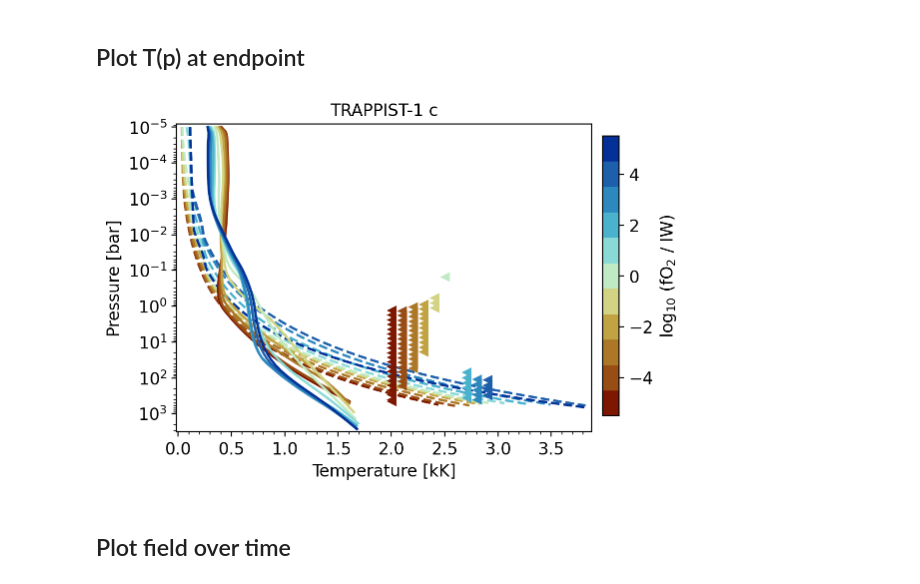
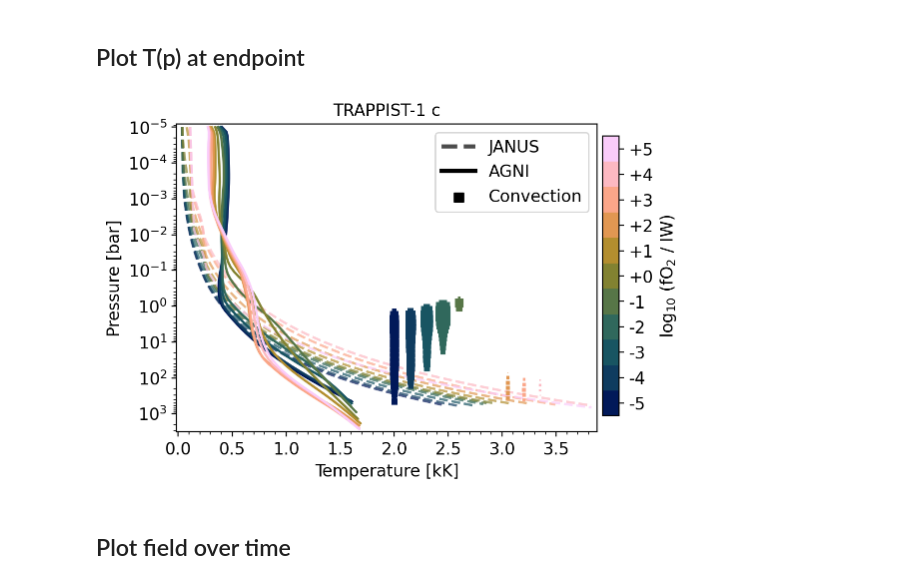
Before and after one commit to nichollsh/proteus_analysis, a Jupyter notebook: agni_vs_janus.ipynb, the cells around one changed output. Saved outputs shown, nothing was run; the diff lists cells and outputs as text; code cells hidden in the pictures.

Commit message:
Convection scatter

```diff
--- a/agni_vs_janus.ipynb
+++ b/agni_vs_janus.ipynb
@@ -115,3 +115,4 @@ for i in range(npoints):
     indep_vals.add(lg.descend_get(conf[i],indep_var))
 
 indep_max = np.amax(np.abs(list(indep_vals)))
+indep_unique = np.unique(list(indep_vals))
@@ -118,13 +123,16 @@ indep_max = np.amax(np.abs(list(indep_vals)))
 # %%
-cmap = cm.roma
+cmap = cm.batlow
 norm = mpl.colors.Normalize(vmin=-indep_max, vmax=indep_max)
 sm = plt.cm.ScalarMappable(cmap=cmap, norm=norm)
 # %%
-def add_cbar(fig):
-    fig.subplots_adjust(right=0.88)
+def add_cbar(fig, ticks=[], tick_format="%+d"):
+    fig.subplots_adjust(right=0.89)
     cbar_ax = fig.add_axes([0.9, 0.15, 0.03, 0.7])
     cbar = fig.colorbar(sm, cax=cbar_ax, values=sorted(indep_vals))
     cbar.set_label(indep_lbl)
+
+    if len(ticks) > 1:
+        cbar.set_ticks(ticks=ticks, labels=[tick_format%t for t in ticks])
 
 def make_legend(ax, loc='best', lw=1.0):
 
@@ -274,12 +281,17 @@ plot_scalar_quantities(yd, show_xlabel=show_xlabel)
 ## Plot T(p) at endpoint
 # %%
 fig,ax = plt.subplots(1,1, sharex=True, figsize=(5.5,4))
+
+janus_alpha = 0.7
 
 ymin = 1; ymax = 10
 xmin = 1.0; xmax = 1.5
 lw = 1.7
 idx = -1
 agni_i = -1
+
+smax = 40
+
 for i in range(npoints):
     yrs = data[i][0]
     dat = data[i][1]
@@ -287,49 +299,58 @@ for i in range(npoints):
     col = sm.to_rgba(float(lg.descend_get(conf[i],indep_var)))
     ls = 'solid'
     lbl = 'AGNI'
+    al = 1.0
     if lg.descend_get(conf[i],"atmos_clim.module") == "janus":
         lbl = "JANUS"
         ls='dashed'
         mask = []
+        al = janus_alpha
     else:
         agni_i += 1
-        convect = dat[idx]["fl_cnvct"]
-        mask = np.argwhere(convect > 1.0e-30)
+        convect = np.abs(dat[idx]["fl_cnvct"] / dat[idx]["fl_tot"])
+        mask = np.argwhere(convect > 1.0e-9)
 
+    # plot temperature profile
     x = dat[idx]["tmpl"] / 1e3
     y = dat[idx]["pl"] * 1e-5
-    ax.plot(x,y,label=lbl, linestyle=ls, c=col, zorder=i, lw=lw)
+    ax.plot(x,y,label=lbl, linestyle=ls, c=col, zorder=i, lw=lw, alpha=al)
 
     ymax = max(ymax, np.amax(y))
     ymin = min(ymin, np.amin(y))
     xmax = max(xmax, np.amax(x))
     xmin = min(xmin, np.amin(x))
 
-    y = y[mask]
-    x = np.ones(np.shape(y))*0.1*agni_i+2
-    ax.scatter(x,y, color=col, zorder=i, s=50, marker='<', edgecolors=(0,0,0,0), label="Convection")
+    # plot convection as scatter points
+    if len(mask) >= 2:
+        y = y[mask]
+        x = np.ones(np.shape(y))*0.15*agni_i+2
+        sarr = convect[mask] * smax
+        ax.scatter(x,y, color=col, zorder=i, s=sarr, marker='s', edgecolors=(0,0,0,0))
+
+# add scatter points to legend
+ax.scatter(-1,-1,s=smax, c='k', marker='s', label="Convection")
 
 
-add_cbar(fig)
+add_cbar(fig, ticks=indep_unique)
 ax.set_title(title, fontsize=12)
 
-# leg = make_legend(ax, lw=3.0)
+leg = make_legend(ax, lw=3.0)
 ax.set_xlabel("Temperature [kK]")
 
 ax.xaxis.set_major_locator(MultipleLocator(0.5))
 ax.xaxis.set_minor_locator(MultipleLocator(0.1))
 ax.set_xlim(left=xmin-0.05, right=xmax+0.05)
 
 ax.set_ylim(top=ymin/1.2, bottom=ymax*1.2)
 ax.set_yscale("log")
 ax.set_ylabel('Pressure [bar]')
 
 plt.show()
 
 for fmt in ["png","pdf"]:
     fig.savefig("output/agni_v_janus/%s/profiles.%s"%(pltname,fmt),bbox_inches='tight', dpi=300)
 # %% [output]
-[figure, old version]
+[figure, new version]
 # %% [markdown]
 ## Plot field over time
 # %%
```
Also changed, not shown: parts of 4 cells of this notebook.
